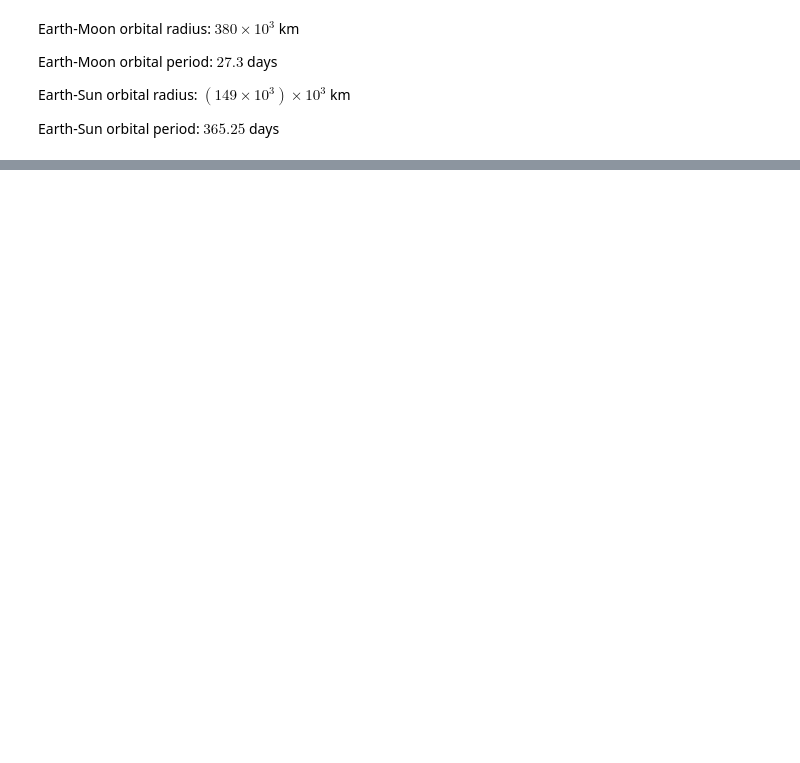
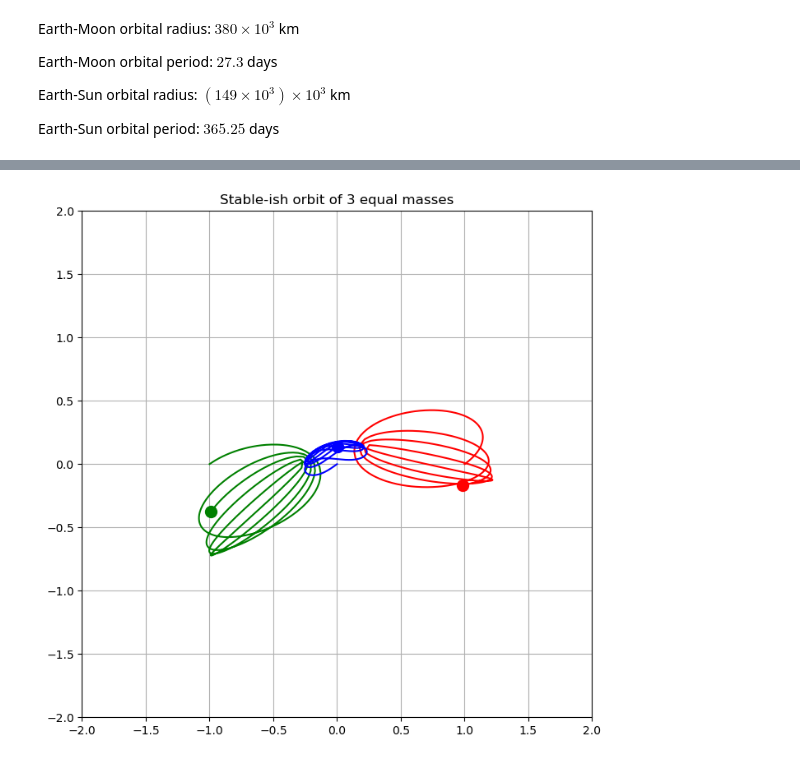
Before and after one commit to Sealbatter/Sun-Earth-Moon-system, a Jupyter notebook: Sun-Earth-Moon.ipynb, the cells around one changed output, grey strips where cells are left out. Saved outputs shown, nothing was run; the diff lists cells and outputs as text; code cells hidden in the pictures; blank space fills up the shorter version.

```diff
--- a/Sun-Earth-Moon.ipynb
+++ b/Sun-Earth-Moon.ipynb
@@ -124,0 +308,93 @@ Earth-Sun orbital period: $365.25$ days
+# %%
+m3 = 4
+v1 = 0.9911981217
+v2 = 0.7119472124
+
+# Everything else follows from paper
+m1 = 1
+m2 = 1
+m3 = m3
+x1_0 = -1
+y1_0 = 0
+x2_0 = 1
+y2_0 = 0
+x3_0 = 0
+y3_0 = 0
+vx1_0 =  v1
+vy1_0 =  v2
+vx2_0 = v1
+vy2_0 = v2
+vx3_0 = -2*v1/m3
+vy3_0 = -2*v2/m3
+
+
+def dSdt2(S, t): #S is a matrix that contains all the parameters
+    x1, y1, x2, y2, x3, y3, vx1, vy1, vx2, vy2, vx3, vy3 = S
+    r_12 = np.sqrt((x1-x2)**2 + (y1-y2)**2) #distance between sun and earth
+    r_13 = np.sqrt((x1-x3)**2 + (y1-y3)**2) #distance between sun and moon
+    r_23 = np.sqrt((x2-x3)**2 + (y2-y3)**2) #distance between earth and moon
+    return [vx1, vy1, vx2, vy2, vx3, vy3,
+           (-m2/(r_12**3))*(x1-x2) + (-m3/(r_13**3))*(x1-x3), #for sun x component
+           (-m2/(r_12**3))*(y1-y2) + (-m3/(r_13**3))*(y1-y3), #for sun y component
+           (-m1/(r_12**3))*(x2-x1) + (-m3/(r_23**3))*(x2-x3), #for earth x component
+           (-m1/(r_12**3))*(y2-y1) + (-m3/(r_23**3))*(y2-y3), #for earth y component
+           (-m1/(r_13**3))*(x3-x1) + (-m2/(r_23**3))*(x3-x2), #for moon x component
+           (-m1/(r_13**3))*(y3-y1) + (-m2/(r_23**3))*(y3-y2)] #for moon y component
+
+
+time = np.linspace(0, 20, 3000)
+
+sol1 = sp.odeint(dSdt2, y0=[x1_0, y1_0, x2_0, y2_0, x3_0, y3_0, vx1_0, vy1_0, vx2_0, vy2_0, vx3_0, vy3_0],
+                     t=time)
+
+x1 = sol1.T[0]
+y1 = sol1.T[1]
+x2 = sol1.T[2]
+y2 = sol1.T[3]
+x3 = sol1.T[4]
+y3 = sol1.T[5]
+
+historyx1 = []
+historyx2 = []
+historyx3 = []
+historyy1 = []
+historyy2 = []
+historyy3 = []
+
+def animate(i):
+    ln1.set_data(x1[i], y1[i])
+    ln2.set_data(x2[i], y2[i])
+    ln3.set_data(x3[i], y3[i])
+    plt.title('Stable-ish orbit of 3 equal masses')
+    if i == 0:
+        historyx1.clear()
+        historyx2.clear()
+        historyx3.clear()
+        historyy1.clear()
+        historyy2.clear()
+        historyy3.clear()
+    historyx1.append(x1[i])
+    historyx2.append(x2[i])
+    historyx3.append(x3[i])
+    historyy1.append(y1[i])
+    historyy2.append(y2[i])
+    historyy3.append(y3[i])
+    trace1.set_data(historyx1, historyy1)
+    trace2.set_data(historyx2, historyy2)
+    trace3.set_data(historyx3, historyy3)
+
+fig, ax = plt.subplots(1,1, figsize=(8,8))
+ax.grid()
+ln1, = plt.plot([], [], 'go', lw=3, markersize= 10)
+ln2, = plt.plot([], [], 'ro', lw=3, markersize = 10)
+ln3, = plt.plot([], [], 'bo', lw=3, markersize = 10)
+trace1, = plt.plot([], [], color = 'green')
+trace2, = plt.plot([], [], color = 'red')
+trace3, = plt.plot([], [], color = 'blue')
+
+ax.set_ylim(-2, 2)
+ax.set_xlim(-2,2)
+ani = animation.FuncAnimation(fig, animate, frames=1000, interval=50)
+# ani.save('plan.gif',writer='pillow',fps=30, dpi = 150)
+# %% [output]
+[figure, added]
```
Also changed, not shown: parts of 12 cells of this notebook, 2 other files.
